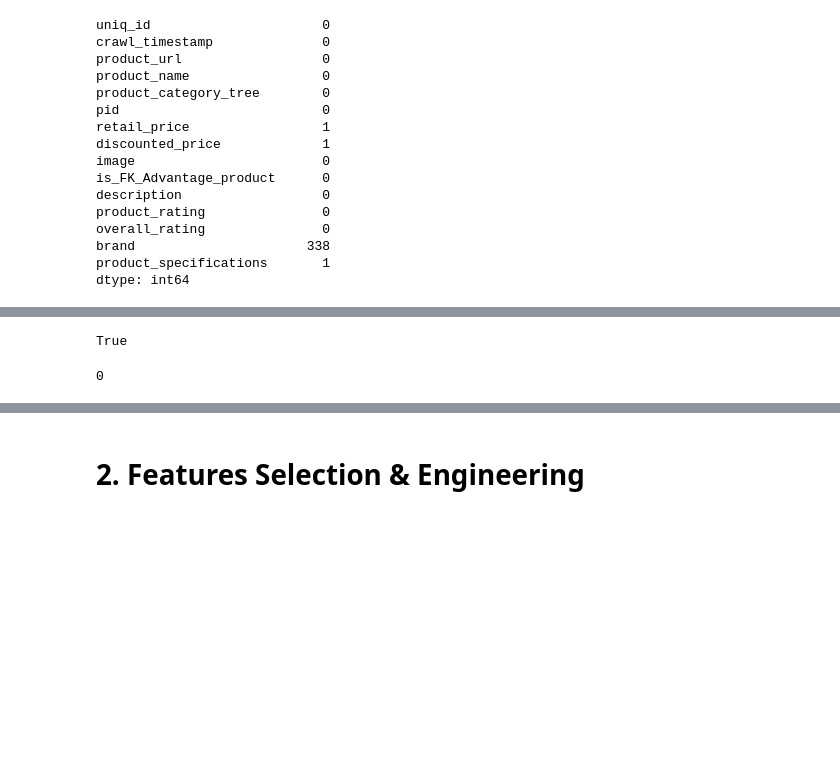
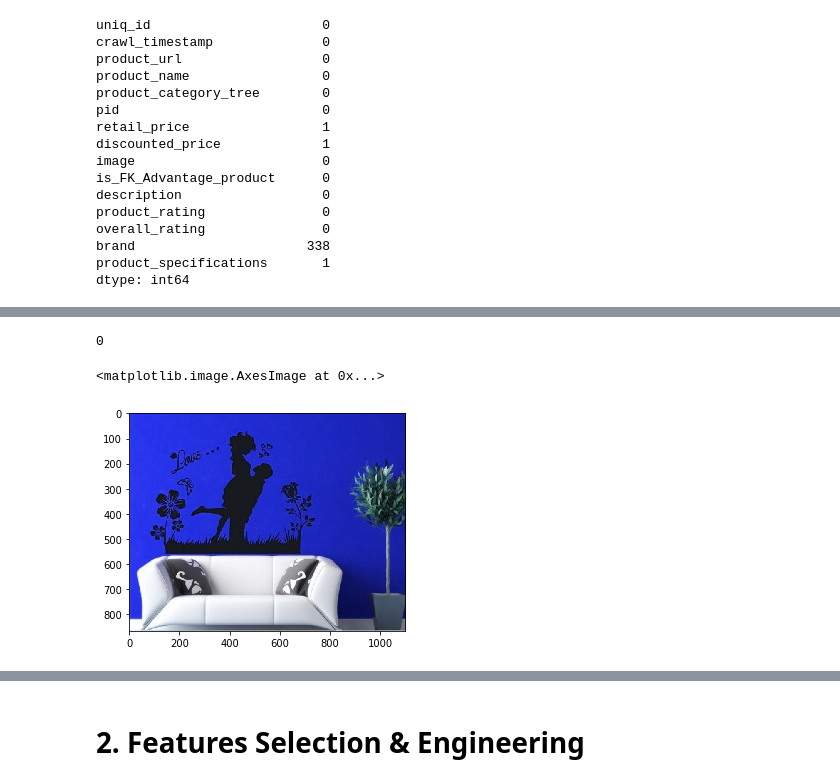
Before and after one commit to EtienneLardeur/P6_ClassificationEngine, a Jupyter notebook: P6_01_Notebook.ipynb, the cells around one changed output, grey strips where cells are left out. Saved outputs shown, nothing was run; the diff lists cells and outputs as text; code cells hidden in the pictures; blank space fills up the shorter version.

```diff
--- a/P6_01_Notebook.ipynb
+++ b/P6_01_Notebook.ipynb
@@ -129,8 +117,20 @@ mapping_fail = [
-# %%
-os.path.isfile('Data/Images/' + str(data.iloc[0]['image']))
-# %% [output]
-True
-# %%
-len(mapping_fail)
-# %% [output]
-0
+# %%
+# check link consistency (return 0 if ok)
+# jpg_list : files in folders
+jpg_list = os.listdir('Data/Images')
+# image_list : filenames in dataset
+image_list = data['image'].tolist()
+len(set(image_list) - set(jpg_list))
+# %% [output]
+0
+# %%
+# build image file path from data['image']
+img_name = data['image'][85]
+img_path = os.path.join('Data/Images', img_name)
+# %%
+# read and show
+img = cv2.imread(img_path)
+plt.imshow(img)
+# %% [output]
+<matplotlib.image.AxesImage at 0x...>
+[figure, added]
```
Also changed, not shown: parts of 69 cells of this notebook.
